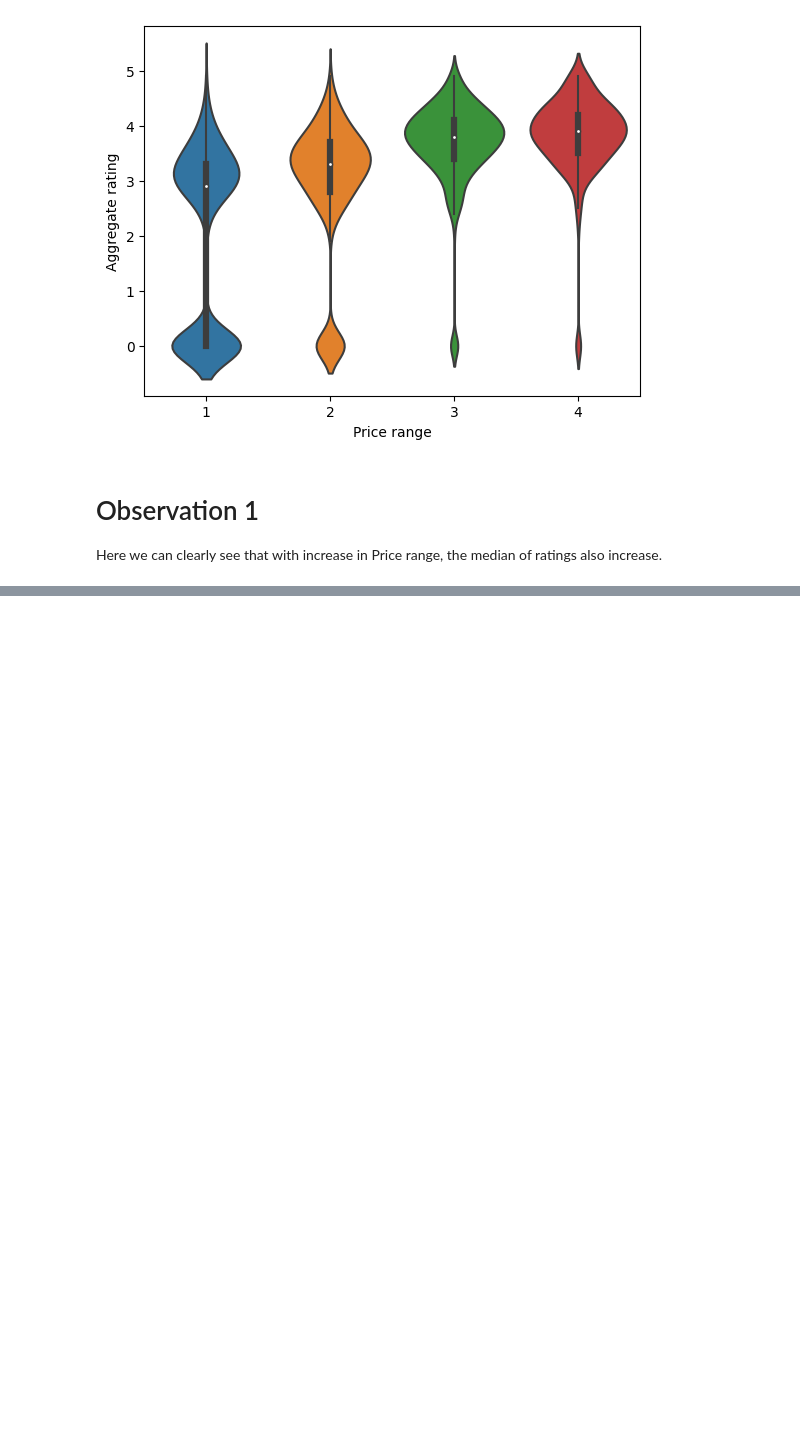
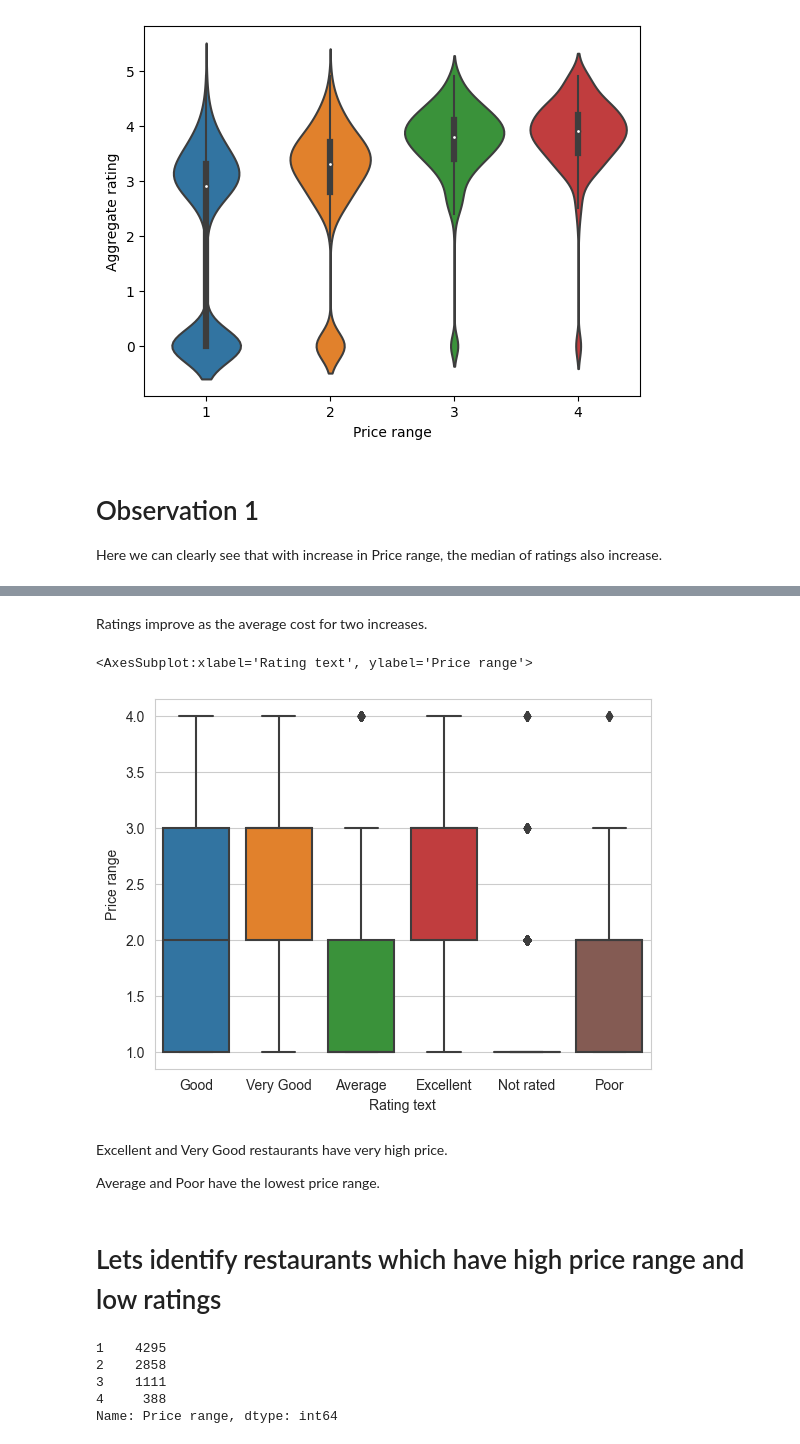
Before and after one commit to Rishiraj-singh7/Zomato-Restaurants-Data-Analysis, a Jupyter notebook: main.ipynb, the cells around one changed output, grey strips where cells are left out. Saved outputs shown, nothing was run; the diff lists cells and outputs as text; code cells hidden in the pictures; blank space fills up the shorter version.

```diff
--- a/main.ipynb
+++ b/main.ipynb
@@ -244,0 +310,23 @@ Here we can clearly see that with increase in Price range, the median of ratings
+# %% [markdown]
+Ratings improve as the average cost for two increases.
+# %%
+# Relationship between Price range and Rating text
+
+sns.boxplot(y = 'Price range', x = 'Rating text', data = zomato_india)
+# %% [output]
+<AxesSubplot:xlabel='Rating text', ylabel='Price range'>
+[figure, added]
+# %% [markdown]
+Excellent and Very Good restaurants have very high price.
+
+Average and Poor have the lowest price range.
+# %% [markdown]
+# Lets identify restaurants which have high price range and low ratings
+# %%
+zomato_india['Price range'].value_counts()
+# %% [output]
+1    4295
+2    2858
+3    1111
+4     388
+Name: Price range, dtype: int64
```
Also changed, not shown: parts of 17 cells of this notebook.
